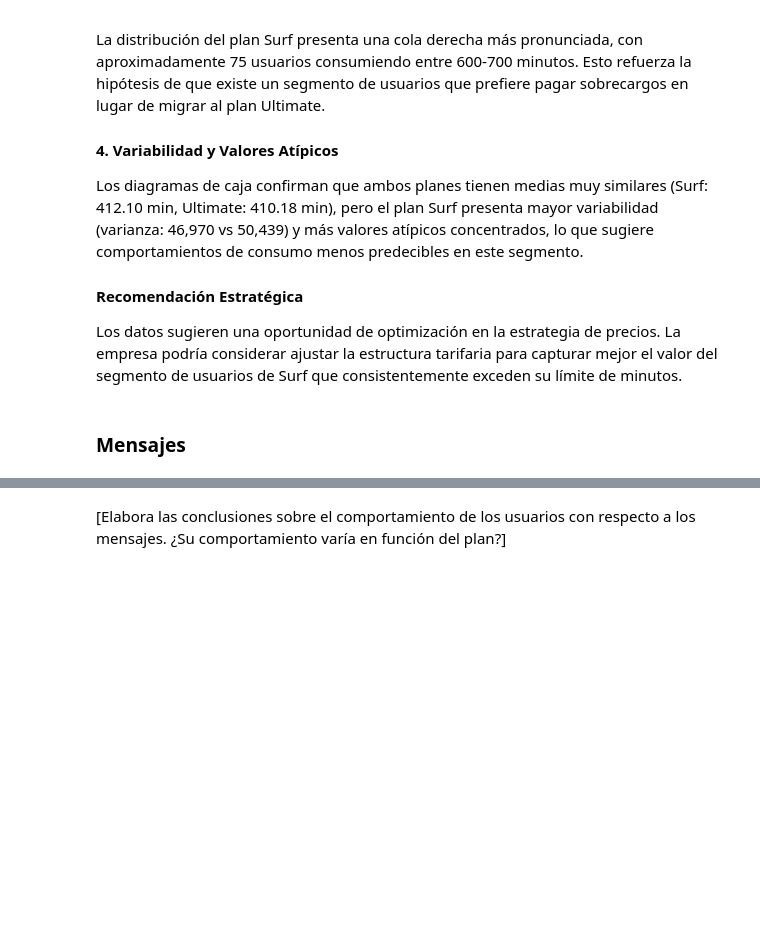
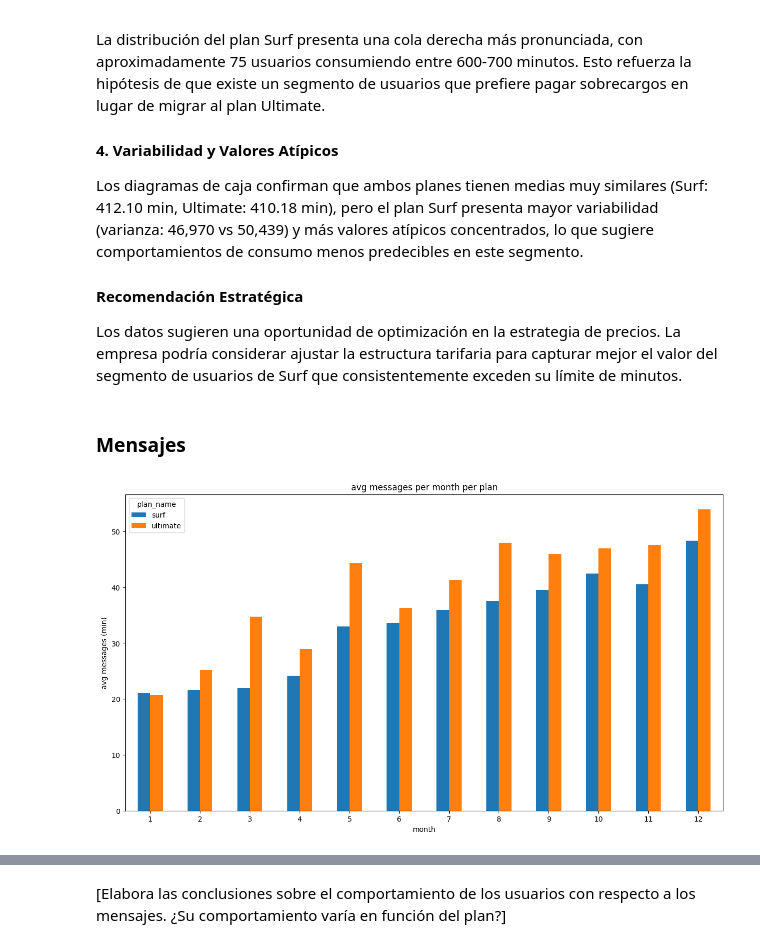
Before and after one commit to carloscarranza2486/tripleten-data-science, a Jupyter notebook: sprint-05-data_statistical-analysis/final_project_megaline_fees/notebook.ipynb, the cells around one changed output, grey strips where cells are left out. Drawn from its saved outputs; the diff is of its cells as text; code cells hidden in the pictures; blank space fills up the shorter version.

Commit message:
Actualiza notebook de Megaline con análisis adicional de datos.
Incorpora ajustes recientes en celdas de visualización y resultados del notebook.

Made-with: Cursor

```diff
--- a/sprint-05-data_statistical-analysis/final_project_megaline_fees/notebook.ipynb
+++ b/sprint-05-data_statistical-analysis/final_project_megaline_fees/notebook.ipynb
@@ -718,0 +714,22 @@ Los datos sugieren una oportunidad de optimización en la estrategia de precios.
+# %%
+# Comprara el número de mensajes que tienden a enviar cada mes los usuarios de cada plan
+avg_messages_per_month = final_merge.groupby(["plan_name","month"])["messages_count"].mean().reset_index() # Calculamos el promedio de menssajes por plan por mes
+# Asignamos nuevos nombres a las columnas
+avg_messages_per_month.columns = ["plan_name", "month", "avg_messages_count"]
+# Ahora convertimos el DataFrame en una pivot table
+pivot_messages_per_month = pd.pivot_table(data= avg_messages_per_month,
+                                       index="month",
+                                       columns="plan_name",
+                                       values="avg_messages_count",
+                                       aggfunc="mean")
+# creamos el gráfico de barras comparativo entre el promedio de mensajes encviados por tipo de plan
+pivot_messages_per_month.plot(kind="bar",
+                           title="avg messages per month per plan",
+                           xlabel="month",
+                           ylabel="avg messages (min)",
+                           figsize=[15,8],
+                           rot=0)
+
+plt.show()
+# %% [output]
+[figure, added]
```
Also changed, not shown: parts of 6 cells of this notebook.
